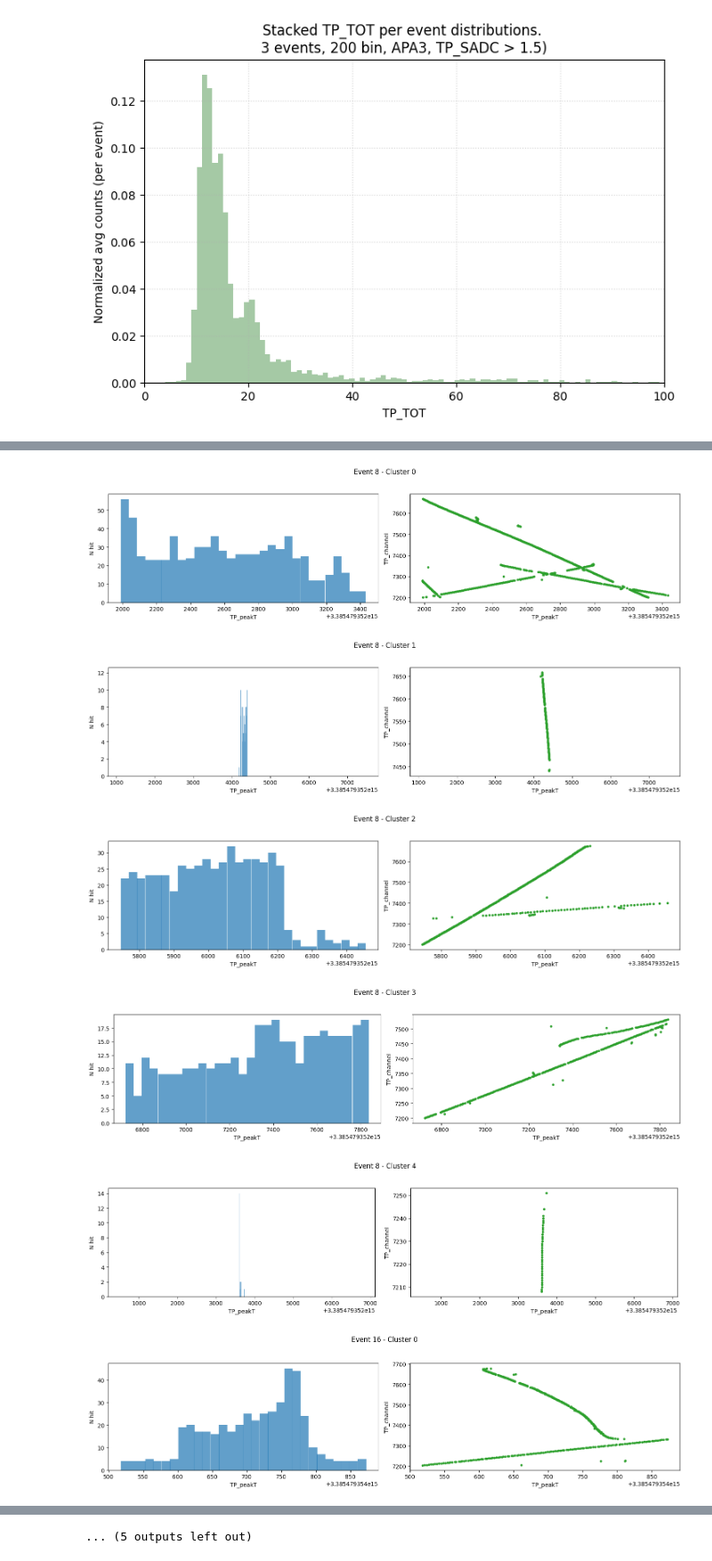
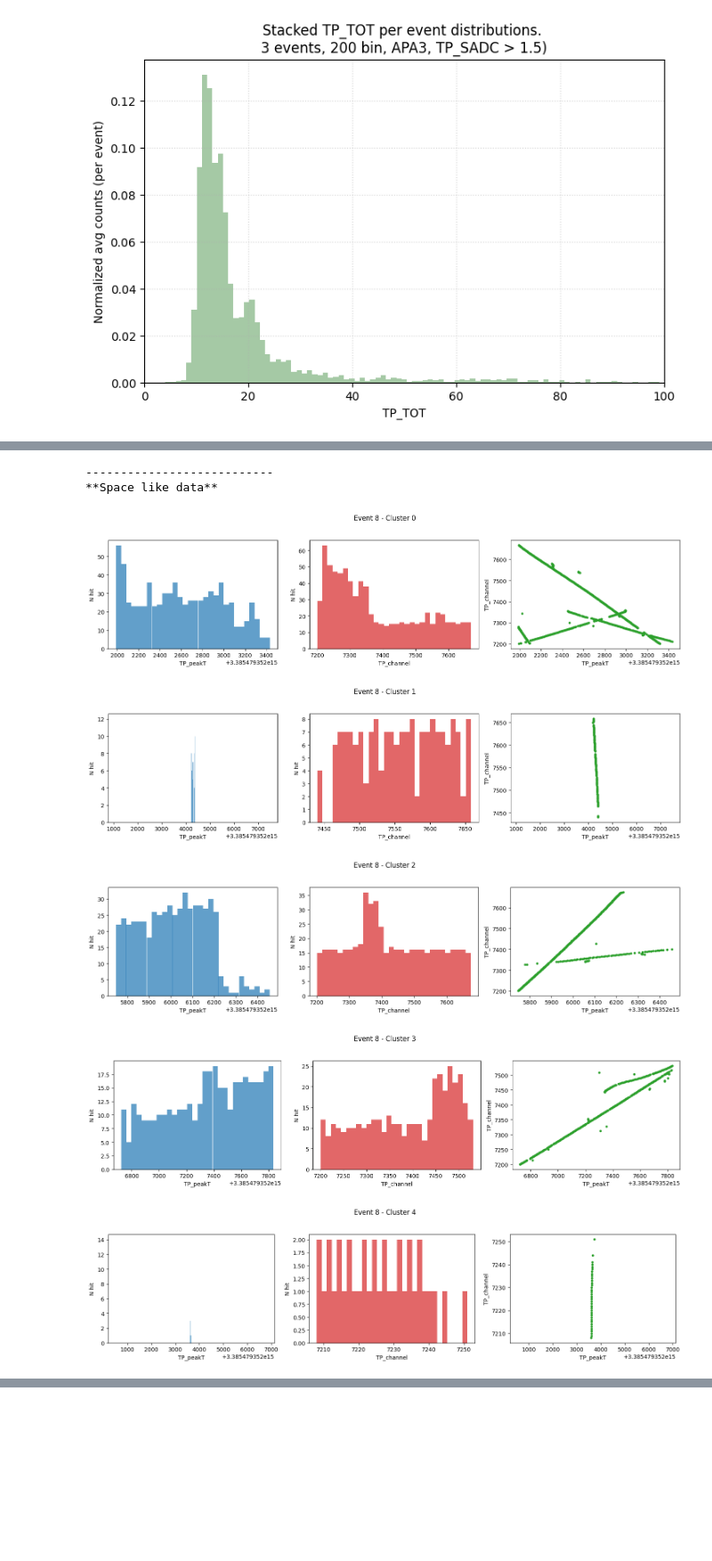
Before and after one commit to JuliaFavaro/SS25_TP_ProtoDUNE, a Jupyter notebook: src/RUN_test_run.ipynb, the cells around one changed output, grey strips where cells are left out. Shown at 89% size. Cells and saved outputs as stored; diff of their text form; code cells hidden in the pictures; blank space fills up the shorter version.

```diff
--- a/src/RUN_test_run.ipynb
+++ b/src/RUN_test_run.ipynb
@@ -448,7 +448,7 @@ def search_best_dbscan(X, eps_grid, min_samples_grid):
     return {
         "best_eps": best_params[0] if best_params else None,
         "best_min_samples": best_params[1] if best_params else None,
-        "best_score": best_score if best_score > -1 else None,
+        "best_silhouette": best_score if best_score > -1 else None,
         "n_clusters": best_n_clusters if best_n_clusters else None,
     }
 
@@ -470,16 +470,16 @@ def run_dbscan_search(df, eps_grid, min_samples_grid):
 
 # --- Hyperparameter Search Space ---
 eps_grid = np.arange(5, 100, 25)
-min_samples_grid = np.arange(2, 20, 1)
+min_samples_grid_time = np.arange(5, 20, 1)
+min_samples_grid_space = np.arange(5, 20, 1)
 
-# Example usage:
 # For time-like features
-results_time = run_dbscan_search(time_like, eps_grid, min_samples_grid)
+results_time = run_dbscan_search(time_like, eps_grid, min_samples_grid_time)
 print("\nSummary table of best DBSCAN hyperparameters per event (TIME-like):")
 print(results_time)
 
 # For space-like features
-results_space = run_dbscan_search(space_like, eps_grid, min_samples_grid)
+results_space = run_dbscan_search(space_like, eps_grid, min_samples_grid_space)
 print("\nSummary table of best DBSCAN hyperparameters per event (SPACE-like):")
 print(results_space)
 # %% [output]
@@ -523,3 +525,8 @@ space_like_with_clusters = assign_dbscan_clusters_per_event(space_like, results_
 # Assign clusters to time_like
 time_like_with_clusters = assign_dbscan_clusters_per_event(time_like, results_time,
                                                           event_col='event', x_col='TP_peakT', y_col='TP_channel')
+# %%
+for event in events:
+    event_df = space_like_with_clusters[space_like_with_clusters['event'] == event]
+    print(f"Event {event}: cluster sizes")
+    print(event_df.groupby('cluster').size())
@@ -526,38 +551,45 @@ time_like_with_clusters = assign_dbscan_clusters_per_event(time_like, results_ti
 # %%
 def plot_cluster_structure(event_df, event, cluster):
-    # Filtra il cluster
+    # Select cluster
     clust_df = event_df[event_df['cluster'] == cluster]
     tp_peakT = clust_df['TP_peakT']
     tp_channel = clust_df['TP_channel']
 
-    fig, axs = plt.subplots(1, 2, figsize=(15, 4))
+    fig, axs = plt.subplots(1, 3, figsize=(15, 4))
     fig.suptitle(f"Event {event} - Cluster {cluster}")
 
-    # 1. Istogramma TP_peakT
+    # 1. Histogram TP_peakT
     axs[0].hist(tp_peakT, bins=30, color='tab:blue', alpha=0.7)
     axs[0].set_xlabel('TP_peakT')
     axs[0].set_ylabel('N hit')
 
+    # 2. Histogram TP_channel
+    axs[1].hist(tp_channel, bins=30, color='tab:red', alpha=0.7)
+    axs[1].set_xlabel('TP_channel')
+    axs[1].set_ylabel('N hit')
+
     # 3. Scatter TP_peakT vs TP_channel
-    axs[1].scatter(tp_peakT, tp_channel, c='tab:green', s=10)
-    axs[1].set_xlabel('TP_peakT')
-    axs[1].set_ylabel('TP_channel')
+    axs[2].scatter(tp_peakT, tp_channel, c='tab:green', s=10)
+    axs[2].set_xlabel('TP_peakT')
+    axs[2].set_ylabel('TP_channel')
 
     plt.tight_layout(rect=[0,0,1,0.94])
 
 def analyze_clusters(df, event_col='event', cluster_col='cluster', n_events=5):
-    events = df[event_col].unique()[:n_events]  # Limita a n_events per praticità
+    events = df[event_col].unique()[:n_events]  # Just do the first n_events
     for event in events:
         event_df = df[df[event_col] == event]
-        clusters = [cl for cl in event_df[cluster_col].unique() if cl != -1]
+        clusters = [cl for cl in event_df[cluster_col].unique() if cl != -1] #ignore noise
         for cluster in clusters:
             plot_cluster_structure(event_df, event, cluster)
 
-analyze_clusters(space_like_with_clusters, n_events=5)
+print("---------------------------\n**Space like data**")
+analyze_clusters(space_like_with_clusters, n_events=1)
 # %% [output]
+---------------------------
+**Space like data**
-[figure, old version]
+[figure, new version]
-[figure, old version]
+[figure, new version]
-[figure, old version]
+[figure, new version]
-[figure, old version]
+[figure, new version]
-[figure, old version]
+[figure, new version]
-[figure, removed]
@@ -570 +595,0 @@ analyze_clusters(space_like_with_clusters, n_events=5)
-... (5 outputs left out)
```
Also changed, not shown: parts of 28 cells of this notebook, 19 other files.
